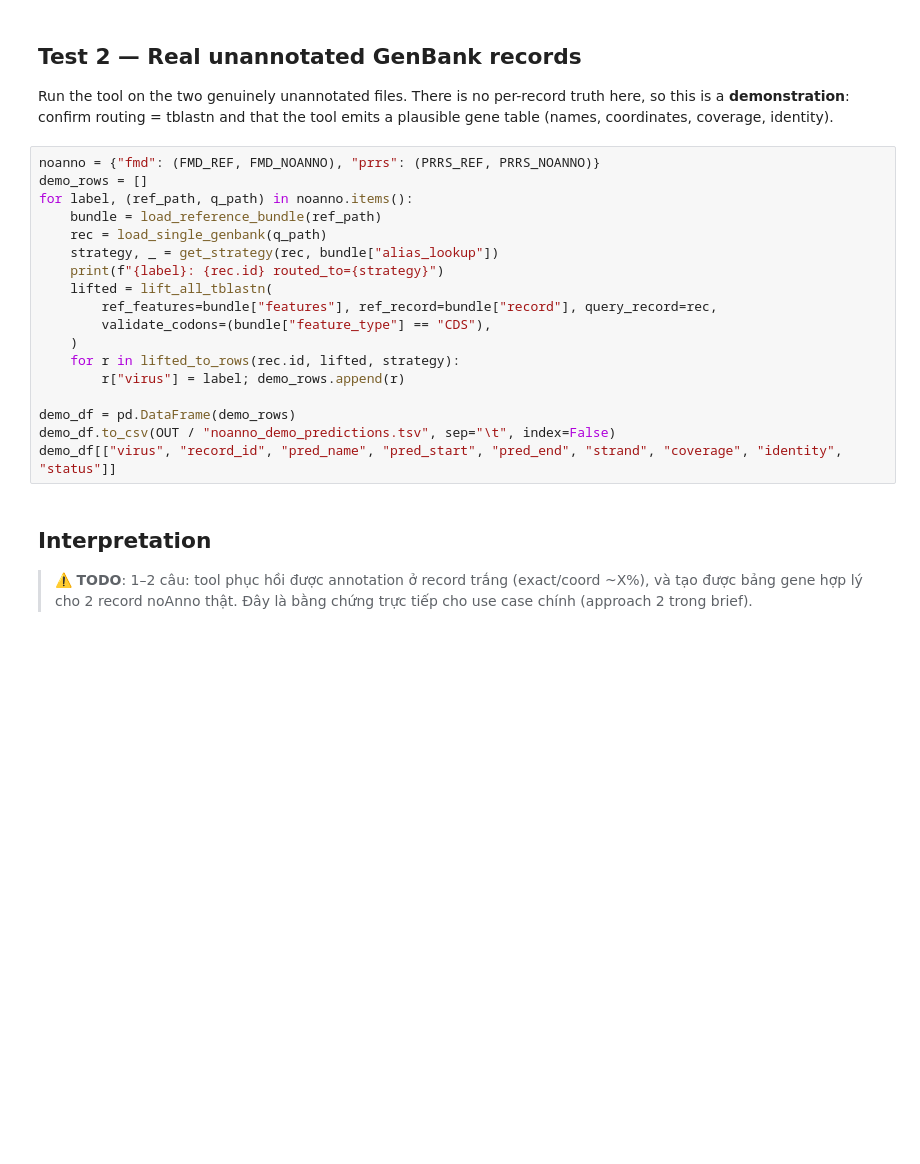
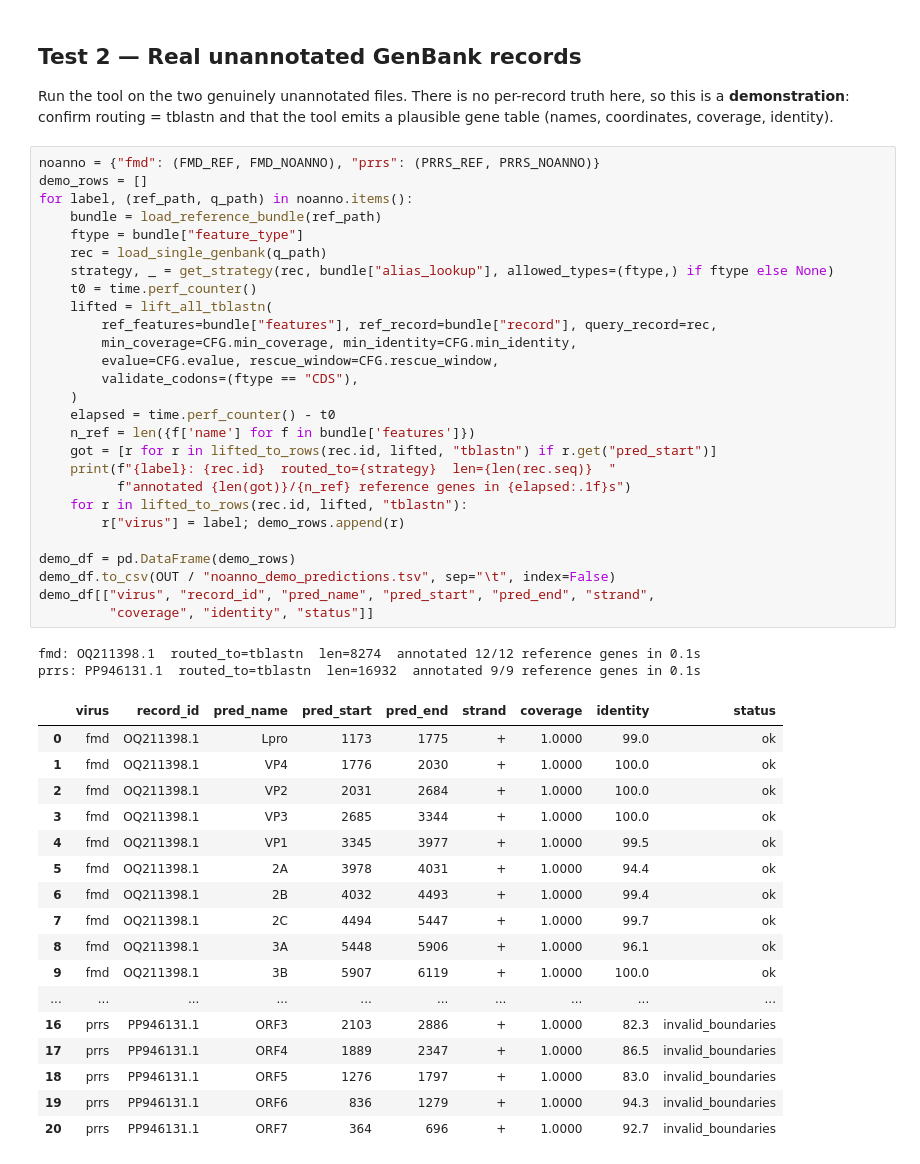
Before and after one commit to nhatminhhatesyou/viralift, a Jupyter notebook: app/validation/09_recovery_unannotated/recovery_unannotated.ipynb, the cells around one changed output. Drawn from its saved outputs; the diff is of its cells as text; blank space fills up the shorter version.

```diff
--- a/app/validation/09_recovery_unannotated/recovery_unannotated.ipynb
+++ b/app/validation/09_recovery_unannotated/recovery_unannotated.ipynb
@@ -118,22 +219,47 @@ Run the tool on the two genuinely unannotated files. There is no per-record trut
 # %%
 noanno = {"fmd": (FMD_REF, FMD_NOANNO), "prrs": (PRRS_REF, PRRS_NOANNO)}
 demo_rows = []
 for label, (ref_path, q_path) in noanno.items():
     bundle = load_reference_bundle(ref_path)
+    ftype = bundle["feature_type"]
     rec = load_single_genbank(q_path)
-    strategy, _ = get_strategy(rec, bundle["alias_lookup"])
-    print(f"{label}: {rec.id} routed_to={strategy}")
+    strategy, _ = get_strategy(rec, bundle["alias_lookup"], allowed_types=(ftype,) if ftype else None)
+    t0 = time.perf_counter()
     lifted = lift_all_tblastn(
         ref_features=bundle["features"], ref_record=bundle["record"], query_record=rec,
-        validate_codons=(bundle["feature_type"] == "CDS"),
+        min_coverage=CFG.min_coverage, min_identity=CFG.min_identity,
+        evalue=CFG.evalue, rescue_window=CFG.rescue_window,
+        validate_codons=(ftype == "CDS"),
     )
-    for r in lifted_to_rows(rec.id, lifted, strategy):
+    elapsed = time.perf_counter() - t0
+    n_ref = len({f['name'] for f in bundle['features']})
+    got = [r for r in lifted_to_rows(rec.id, lifted, "tblastn") if r.get("pred_start")]
+    print(f"{label}: {rec.id}  routed_to={strategy}  len={len(rec.seq)}  "
+          f"annotated {len(got)}/{n_ref} reference genes in {elapsed:.1f}s")
+    for r in lifted_to_rows(rec.id, lifted, "tblastn"):
         r["virus"] = label; demo_rows.append(r)
 
 demo_df = pd.DataFrame(demo_rows)
 demo_df.to_csv(OUT / "noanno_demo_predictions.tsv", sep="\t", index=False)
-demo_df[["virus", "record_id", "pred_name", "pred_start", "pred_end", "strand", "coverage", "identity", "status"]]
+demo_df[["virus", "record_id", "pred_name", "pred_start", "pred_end", "strand",
+         "coverage", "identity", "status"]]
+# %% [output]
+fmd: OQ211398.1  routed_to=tblastn  len=8274  annotated 12/12 reference genes in 0.1s
+prrs: PP946131.1  routed_to=tblastn  len=16932  annotated 9/9 reference genes in 0.1s
+|  | virus | record_id | pred_name | pred_start | pred_end | strand | coverage | identity | status |
+| 0 | fmd | OQ211398.1 | Lpro | 1173 | 1775 | + | 1.0000 | 99.0 | ok |
+| 1 | fmd | OQ211398.1 | VP4 | 1776 | 2030 | + | 1.0000 | 100.0 | ok |
+| 2 | fmd | OQ211398.1 | VP2 | 2031 | 2684 | + | 1.0000 | 100.0 | ok |
+| 3 | fmd | OQ211398.1 | VP3 | 2685 | 3344 | + | 1.0000 | 100.0 | ok |
+| 4 | fmd | OQ211398.1 | VP1 | 3345 | 3977 | + | 1.0000 | 99.5 | ok |
+| 5 | fmd | OQ211398.1 | 2A | 3978 | 4031 | + | 1.0000 | 94.4 | ok |
+| 6 | fmd | OQ211398.1 | 2B | 4032 | 4493 | + | 1.0000 | 99.4 | ok |
+| 7 | fmd | OQ211398.1 | 2C | 4494 | 5447 | + | 1.0000 | 99.7 | ok |
+| 8 | fmd | OQ211398.1 | 3A | 5448 | 5906 | + | 1.0000 | 96.1 | ok |
+| 9 | fmd | OQ211398.1 | 3B | 5907 | 6119 | + | 1.0000 | 100.0 | ok |
+| ... | ... | ... | ... | ... | ... | ... | ... | ... | ... |
+| 16 | prrs | PP946131.1 | ORF3 | 2103 | 2886 | + | 1.0000 | 82.3 | invalid_boundaries |
+| 17 | prrs | PP946131.1 | ORF4 | 1889 | 2347 | + | 1.0000 | 86.5 | invalid_boundaries |
+| 18 | prrs | PP946131.1 | ORF5 | 1276 | 1797 | + | 1.0000 | 83.0 | invalid_boundaries |
+| 19 | prrs | PP946131.1 | ORF6 | 836 | 1279 | + | 1.0000 | 94.3 | invalid_boundaries |
+| 20 | prrs | PP946131.1 | ORF7 | 364 | 696 | + | 1.0000 | 92.7 | invalid_boundaries |
-# %% [markdown]
-## Interpretation
-
-> ⚠️ **TODO**: 1–2 câu: tool phục hồi được annotation ở record trắng (exact/coord ~X%), và tạo được bảng gene hợp lý cho 2 record noAnno thật. Đây là bằng chứng trực tiếp cho use case chính (approach 2 trong brief).
```
Also changed, not shown: parts of 10 cells of this notebook, 15 other files.
